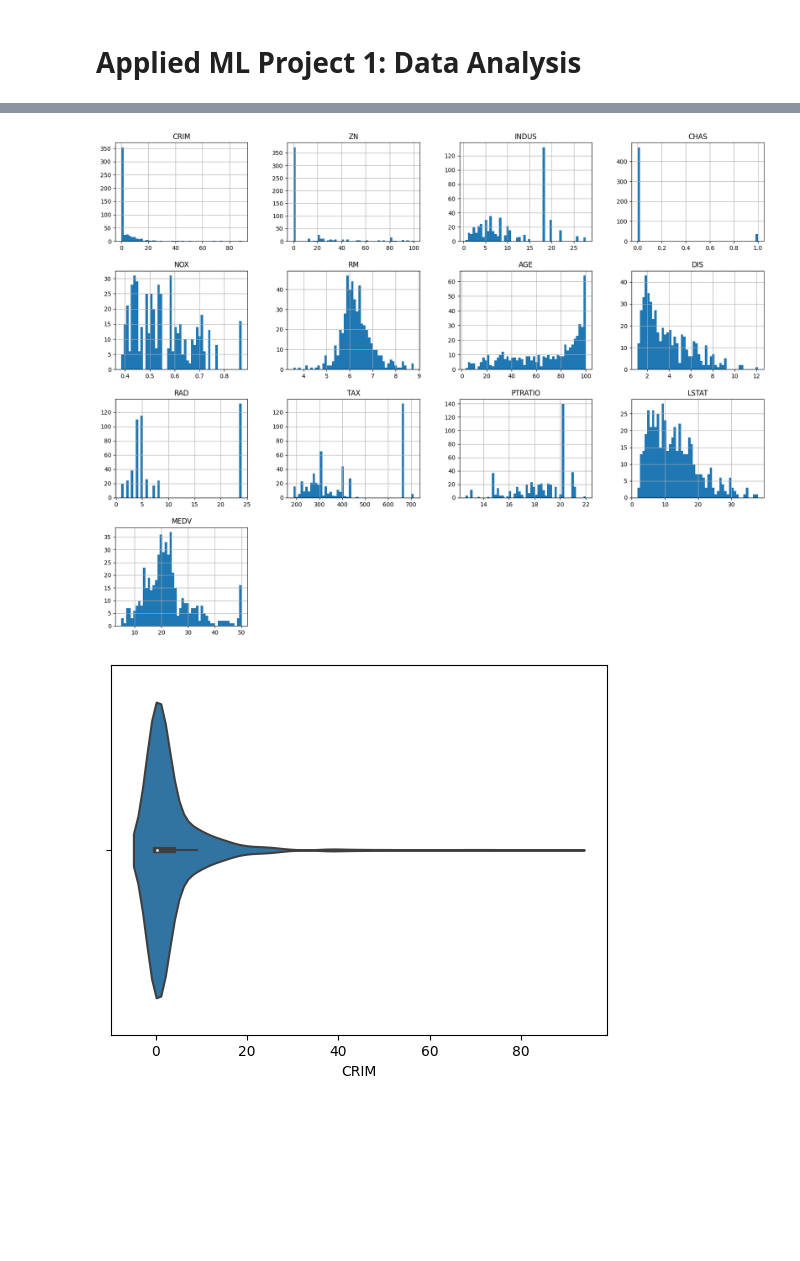
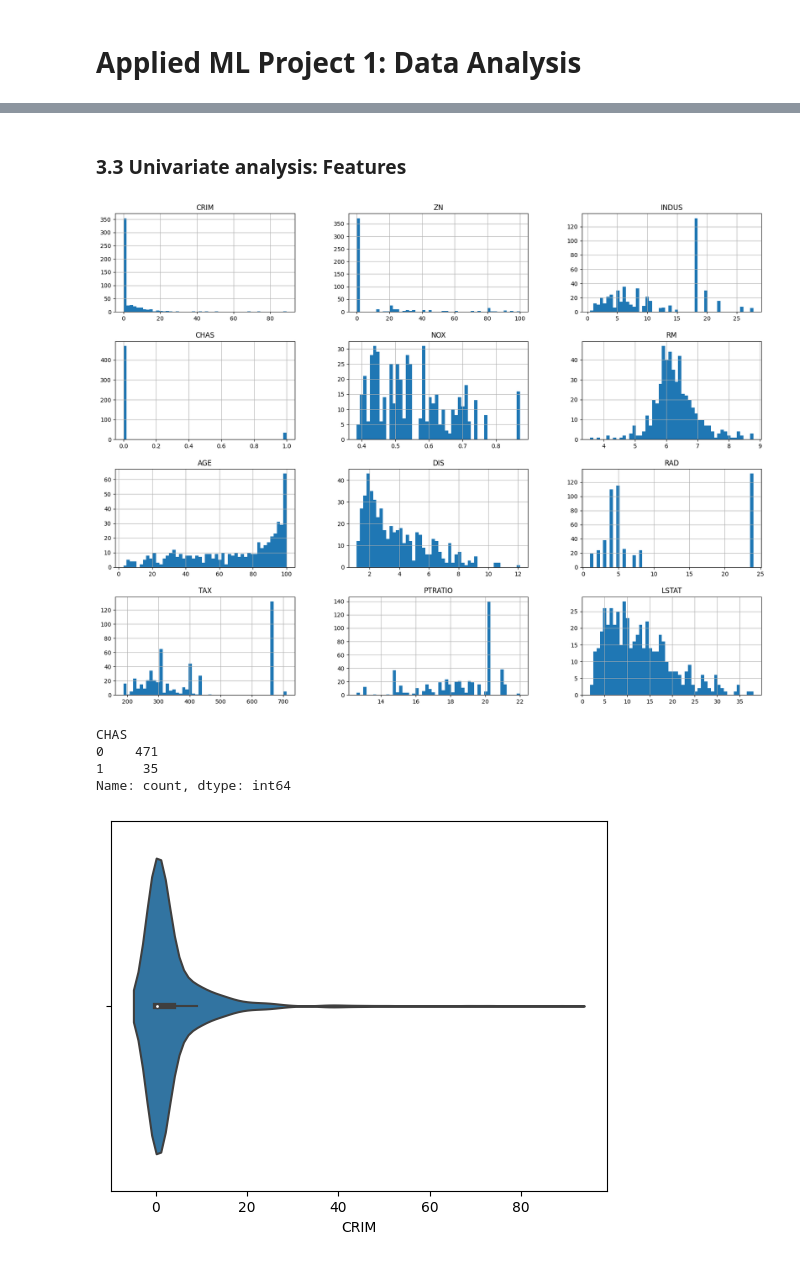
Before and after one commit to j-c-carr/Real-Estate-and-Wine-Quality-Prediction, a Jupyter notebook: data_analysis/data_analysis.ipynb, the cells around one changed output, grey strips where cells are left out. Saved outputs shown, nothing was run; the diff lists cells and outputs as text; code cells hidden in the pictures; blank space fills up the shorter version.

Commit message:
finish data analysis on boston data set

```diff
--- a/data_analysis/data_analysis.ipynb
+++ b/data_analysis/data_analysis.ipynb
@@ -62,9 +95,19 @@ df_b.describe()
+# %% [markdown]
+### 3.3 Univariate analysis: Features
 # %%
-# plot histograms of class distributions
-df_b.hist(bins=50, figsize=(20,15))
+# plot histograms of feature class distributions
+df_b.drop('MEDV', axis=1).hist(bins=50, figsize=(20,15))
 plt.show()
 # %% [output]
-[figure, old version]
+[figure, new version]
+# %%
+# output values of single feature
+df_b['CHAS'].value_counts()
+# %% [output]
+CHAS
+0    471
+1     35
+Name: count, dtype: int64
 # %%
 # plot violin plots of class distributions
 # fig, ax = plt.subplots(figsize=(20,15))
```
Also changed, not shown: parts of 40 cells of this notebook.
